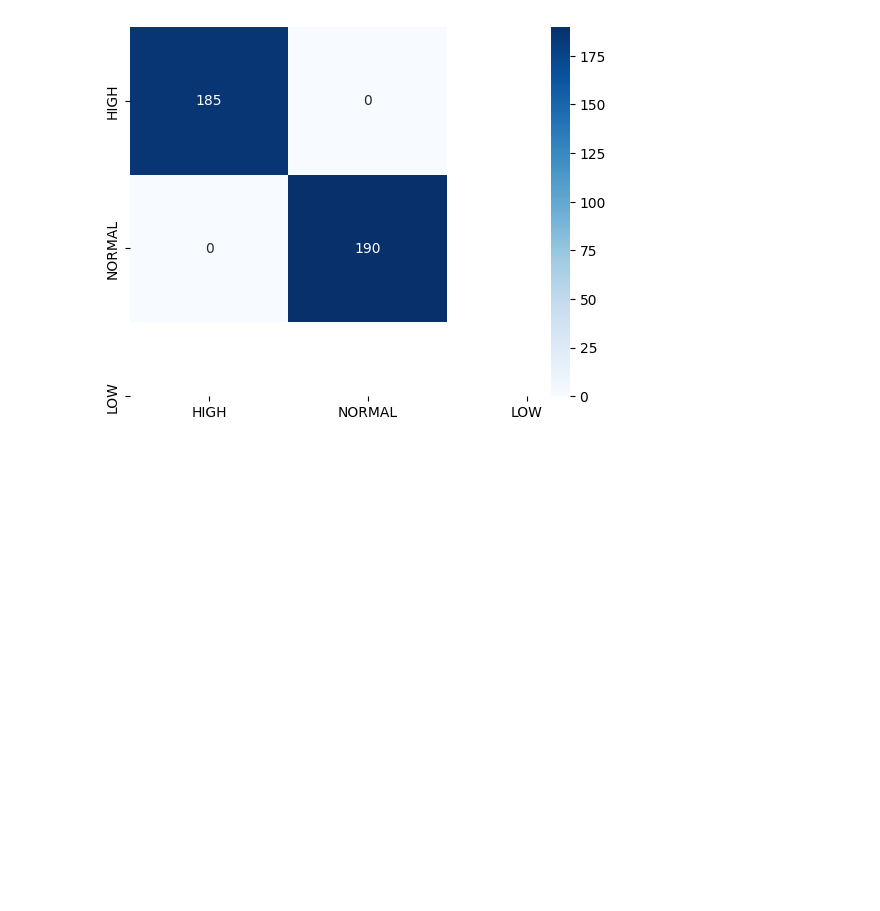
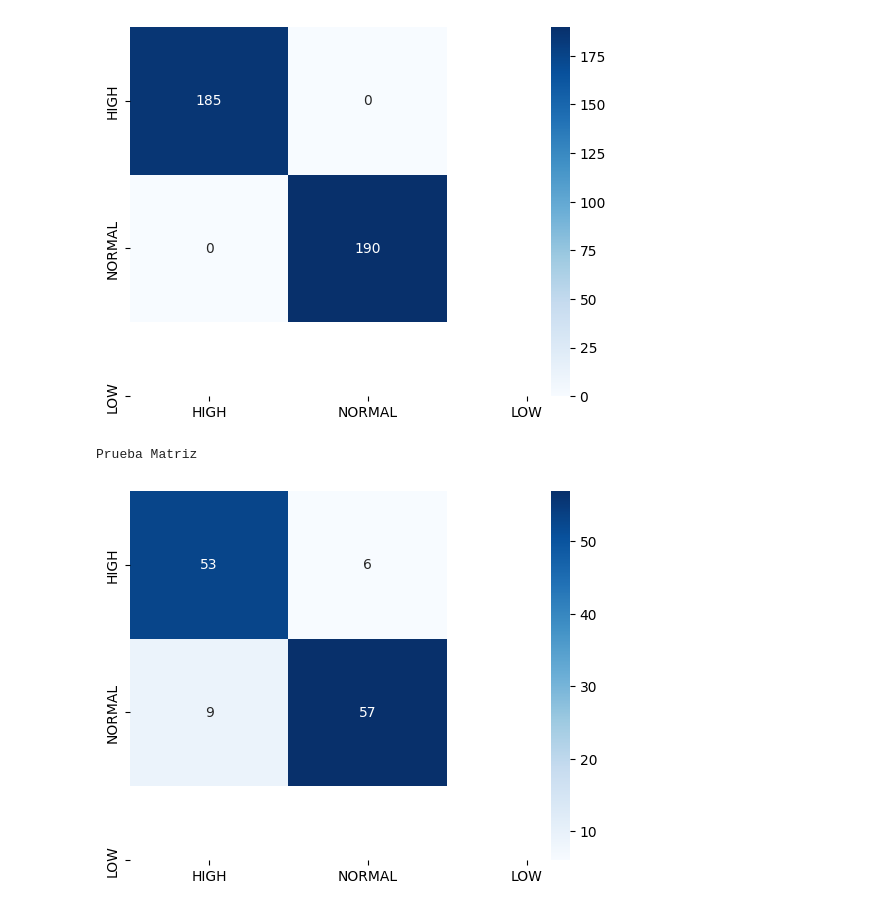
Before and after one commit to Gegdgt/HDT3_Mineria, a Jupyter notebook: HDT3.ipynb, the cells around one changed output. Cells and saved outputs as stored; diff of their text form; code cells hidden in the pictures; blank space fills up the shorter version.

```diff
--- a/HDT3.ipynb
+++ b/HDT3.ipynb
@@ -166,3 +166,8 @@ confusion_matrix_plot(y_train_pred, y_train_encoded, 'Entrenamiento')
 # %% [output]
 Entrenamiento Matriz
 [figure]
+# %%
+confusion_matrix_plot(y_test_pred, y_test_encoded, "Prueba")
+# %% [output]
+Prueba Matriz
+[figure, added]
```
Also changed, not shown: parts of 4 cells of this notebook.
